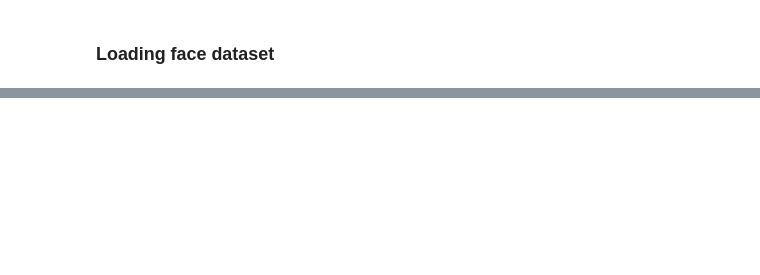
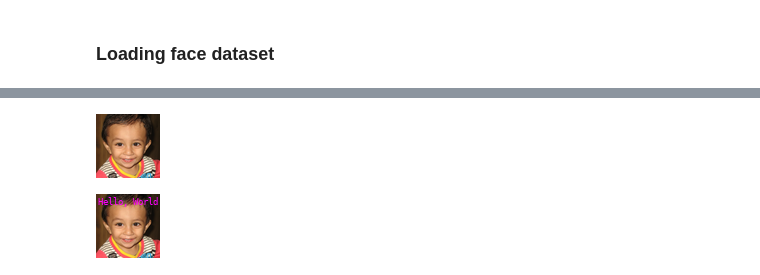
Before and after one commit to Animadversio/DiffusionLearningCurve, a Jupyter notebook: notebook/dataset_face_text.ipynb, the cells around one changed output, grey strips where cells are left out. Saved outputs shown, nothing was run; the diff lists cells and outputs as text; code cells hidden in the pictures; blank space fills up the shorter version.

```diff
--- a/notebook/dataset_face_text.ipynb
+++ b/notebook/dataset_face_text.ipynb
@@ -490,0 +43,14 @@ TesseractNotFoundError: tesseract is not installed or it's not in your PATH. See
+# %%
+img_id = 10
+img = PIL.Image.fromarray(dataset[img_id][0].transpose(1,2,0))
+# add text to the image
+display(img)
+draw = PIL.ImageDraw.Draw(img)
+text_color = (255, 0, 255)  # Black color in RGB
+# Use default font since Arial.ttf may not be available
+font = ImageFont.truetype("/usr/share/fonts/dejavu/DejaVuSansMono.ttf", size=9)
+draw.text((2, 2), "Hello, World!", fill=text_color, font=font)
+img
+# %% [output]
+[figure, added]
+[figure, added]
```
Also changed, not shown: parts of 59 cells of this notebook.
